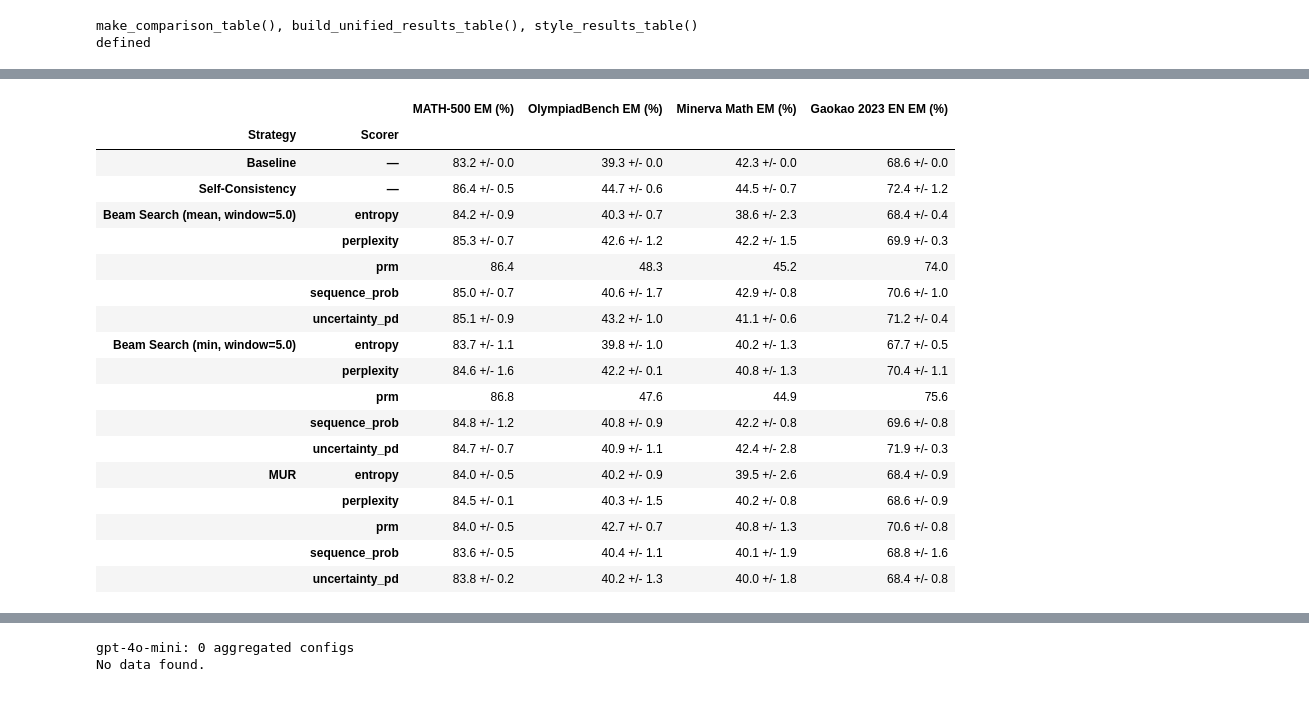
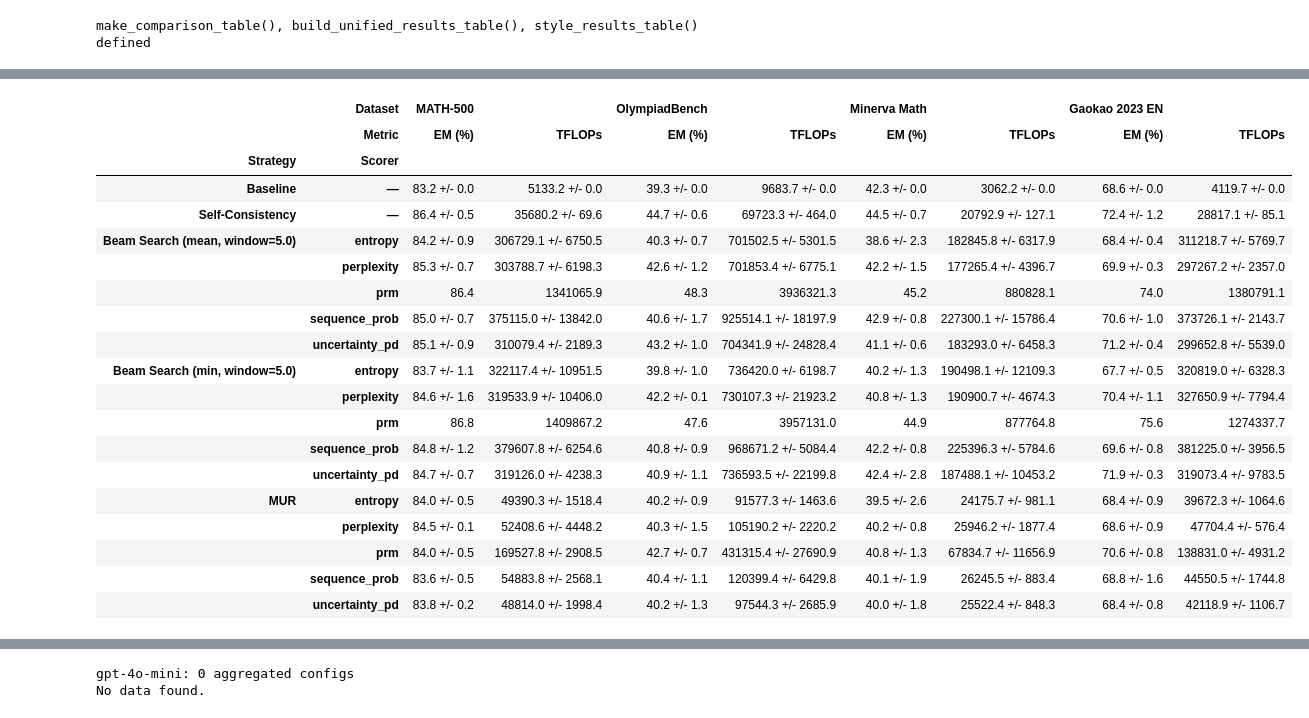
Before and after one commit to IINemo/llm-tts-service, a Jupyter notebook: notebooks/wandb_results_analysis.ipynb, the cells around one changed output, grey strips where cells are left out. Cells and saved outputs as stored; diff of their text form; code cells hidden in the pictures.

```diff
--- a/notebooks/wandb_results_analysis.ipynb
+++ b/notebooks/wandb_results_analysis.ipynb
@@ -3220,46 +3221,49 @@ Qwen2.5-Math-7B-Instruct: 72 aggregated configs
 # %%
 # ── Qwen2.5-Math-7B-Instruct — Core Metric Only ─────────────────────────────
 # EM (%) for all math datasets (single column per dataset, no LLM distraction)
 
 _model_df = agg_df[agg_df["model"] == "qwen25_math_7b_instruct"].copy()
 _bs_exclude = (
     (_model_df["strategy"] == "beam_search")
     & (_model_df["aggregation"] == "mean")
     & (_model_df["scoring_window"].isna() | _model_df["scoring_window"].astype(str).isin(["all", "nan", "None"]))
 )
 _model_df = _model_df[~_bs_exclude].copy()
 
 tbl_core = build_unified_results_table(
     _model_df,
     datasets=["MATH-500", "OlympiadBench", "Minerva Math", "Gaokao 2023 EN"],
-    metrics="exact_match_fmt",
+    metrics=[
+        ("exact_match_fmt", "EM (%)"),
+        ("total_tflops_fmt", "TFLOPs"),
+    ],
     strategy_order=[
         "baseline", "self_consistency",
         "beam_search", "adaptive",
     ],
 )
-tbl_core.columns = [f"{ds} EM (%)" for ds in tbl_core.columns]
 display(style_results_table(tbl_core))
 # %% [output]
-|  |  | MATH-500 EM (%) | OlympiadBench EM (%) | Minerva Math EM (%) | Gaokao 2023 EN EM (%) |
-| Strategy | Scorer |  |  |  |  |
-| Baseline | — | 83.2 +/- 0.0 | 39.3 +/- 0.0 | 42.3 +/- 0.0 | 68.6 +/- 0.0 |
-| Self-Consistency | — | 86.4 +/- 0.5 | 44.7 +/- 0.6 | 44.5 +/- 0.7 | 72.4 +/- 1.2 |
-| Beam Search (mean, window=5.0) | entropy | 84.2 +/- 0.9 | 40.3 +/- 0.7 | 38.6 +/- 2.3 | 68.4 +/- 0.4 |
-|  | perplexity | 85.3 +/- 0.7 | 42.6 +/- 1.2 | 42.2 +/- 1.5 | 69.9 +/- 0.3 |
-|  | prm | 86.4 | 48.3 | 45.2 | 74.0 |
-|  | sequence_prob | 85.0 +/- 0.7 | 40.6 +/- 1.7 | 42.9 +/- 0.8 | 70.6 +/- 1.0 |
-|  | uncertainty_pd | 85.1 +/- 0.9 | 43.2 +/- 1.0 | 41.1 +/- 0.6 | 71.2 +/- 0.4 |
-| Beam Search (min, window=5.0) | entropy | 83.7 +/- 1.1 | 39.8 +/- 1.0 | 40.2 +/- 1.3 | 67.7 +/- 0.5 |
-|  | perplexity | 84.6 +/- 1.6 | 42.2 +/- 0.1 | 40.8 +/- 1.3 | 70.4 +/- 1.1 |
-|  | prm | 86.8 | 47.6 | 44.9 | 75.6 |
-|  | sequence_prob | 84.8 +/- 1.2 | 40.8 +/- 0.9 | 42.2 +/- 0.8 | 69.6 +/- 0.8 |
-|  | uncertainty_pd | 84.7 +/- 0.7 | 40.9 +/- 1.1 | 42.4 +/- 2.8 | 71.9 +/- 0.3 |
-| MUR | entropy | 84.0 +/- 0.5 | 40.2 +/- 0.9 | 39.5 +/- 2.6 | 68.4 +/- 0.9 |
-|  | perplexity | 84.5 +/- 0.1 | 40.3 +/- 1.5 | 40.2 +/- 0.8 | 68.6 +/- 0.9 |
-|  | prm | 84.0 +/- 0.5 | 42.7 +/- 0.7 | 40.8 +/- 1.3 | 70.6 +/- 0.8 |
-|  | sequence_prob | 83.6 +/- 0.5 | 40.4 +/- 1.1 | 40.1 +/- 1.9 | 68.8 +/- 1.6 |
-|  | uncertainty_pd | 83.8 +/- 0.2 | 40.2 +/- 1.3 | 40.0 +/- 1.8 | 68.4 +/- 0.8 |
+|  | Dataset | MATH-500 |  | OlympiadBench |  | Minerva Math |  | Gaokao 2023 EN |  |
+|  | Metric | EM (%) | TFLOPs | EM (%) | TFLOPs | EM (%) | TFLOPs | EM (%) | TFLOPs |
+| Strategy | Scorer |  |  |  |  |  |  |  |  |
+| Baseline | — | 83.2 +/- 0.0 | 5133.2 +/- 0.0 | 39.3 +/- 0.0 | 9683.7 +/- 0.0 | 42.3 +/- 0.0 | 3062.2 +/- 0.0 | 68.6 +/- 0.0 | 4119.7 +/- 0.0 |
+| Self-Consistency | — | 86.4 +/- 0.5 | 35680.2 +/- 69.6 | 44.7 +/- 0.6 | 69723.3 +/- 464.0 | 44.5 +/- 0.7 | 20792.9 +/- 127.1 | 72.4 +/- 1.2 | 28817.1 +/- 85.1 |
+| Beam Search (mean, window=5.0) | entropy | 84.2 +/- 0.9 | 306729.1 +/- 6750.5 | 40.3 +/- 0.7 | 701502.5 +/- 5301.5 | 38.6 +/- 2.3 | 182845.8 +/- 6317.9 | 68.4 +/- 0.4 | 311218.7 +/- 5769.7 |
+|  | perplexity | 85.3 +/- 0.7 | 303788.7 +/- 6198.3 | 42.6 +/- 1.2 | 701853.4 +/- 6775.1 | 42.2 +/- 1.5 | 177265.4 +/- 4396.7 | 69.9 +/- 0.3 | 297267.2 +/- 2357.0 |
+|  | prm | 86.4 | 1341065.9 | 48.3 | 3936321.3 | 45.2 | 880828.1 | 74.0 | 1380791.1 |
+|  | sequence_prob | 85.0 +/- 0.7 | 375115.0 +/- 13842.0 | 40.6 +/- 1.7 | 925514.1 +/- 18197.9 | 42.9 +/- 0.8 | 227300.1 +/- 15786.4 | 70.6 +/- 1.0 | 373726.1 +/- 2143.7 |
+|  | uncertainty_pd | 85.1 +/- 0.9 | 310079.4 +/- 2189.3 | 43.2 +/- 1.0 | 704341.9 +/- 24828.4 | 41.1 +/- 0.6 | 183293.0 +/- 6458.3 | 71.2 +/- 0.4 | 299652.8 +/- 5539.0 |
+| Beam Search (min, window=5.0) | entropy | 83.7 +/- 1.1 | 322117.4 +/- 10951.5 | 39.8 +/- 1.0 | 736420.0 +/- 6198.7 | 40.2 +/- 1.3 | 190498.1 +/- 12109.3 | 67.7 +/- 0.5 | 320819.0 +/- 6328.3 |
+|  | perplexity | 84.6 +/- 1.6 | 319533.9 +/- 10406.0 | 42.2 +/- 0.1 | 730107.3 +/- 21923.2 | 40.8 +/- 1.3 | 190900.7 +/- 4674.3 | 70.4 +/- 1.1 | 327650.9 +/- 7794.4 |
+|  | prm | 86.8 | 1409867.2 | 47.6 | 3957131.0 | 44.9 | 877764.8 | 75.6 | 1274337.7 |
+|  | sequence_prob | 84.8 +/- 1.2 | 379607.8 +/- 6254.6 | 40.8 +/- 0.9 | 968671.2 +/- 5084.4 | 42.2 +/- 0.8 | 225396.3 +/- 5784.6 | 69.6 +/- 0.8 | 381225.0 +/- 3956.5 |
+|  | uncertainty_pd | 84.7 +/- 0.7 | 319126.0 +/- 4238.3 | 40.9 +/- 1.1 | 736593.5 +/- 22199.8 | 42.4 +/- 2.8 | 187488.1 +/- 10453.2 | 71.9 +/- 0.3 | 319073.4 +/- 9783.5 |
+| MUR | entropy | 84.0 +/- 0.5 | 49390.3 +/- 1518.4 | 40.2 +/- 0.9 | 91577.3 +/- 1463.6 | 39.5 +/- 2.6 | 24175.7 +/- 981.1 | 68.4 +/- 0.9 | 39672.3 +/- 1064.6 |
+|  | perplexity | 84.5 +/- 0.1 | 52408.6 +/- 4448.2 | 40.3 +/- 1.5 | 105190.2 +/- 2220.2 | 40.2 +/- 0.8 | 25946.2 +/- 1877.4 | 68.6 +/- 0.9 | 47704.4 +/- 576.4 |
+|  | prm | 84.0 +/- 0.5 | 169527.8 +/- 2908.5 | 42.7 +/- 0.7 | 431315.4 +/- 27690.9 | 40.8 +/- 1.3 | 67834.7 +/- 11656.9 | 70.6 +/- 0.8 | 138831.0 +/- 4931.2 |
+|  | sequence_prob | 83.6 +/- 0.5 | 54883.8 +/- 2568.1 | 40.4 +/- 1.1 | 120399.4 +/- 6429.8 | 40.1 +/- 1.9 | 26245.5 +/- 883.4 | 68.8 +/- 1.6 | 44550.5 +/- 1744.8 |
+|  | uncertainty_pd | 83.8 +/- 0.2 | 48814.0 +/- 1998.4 | 40.2 +/- 1.3 | 97544.3 +/- 2685.9 | 40.0 +/- 1.8 | 25522.4 +/- 848.3 | 68.4 +/- 0.8 | 42118.9 +/- 1106.7 |
 # %%
 # ── Qwen3-8B (Thinking Mode) ──────────────────────────────────────────────────
 
```
Also changed, not shown: parts of 12 cells of this notebook.
